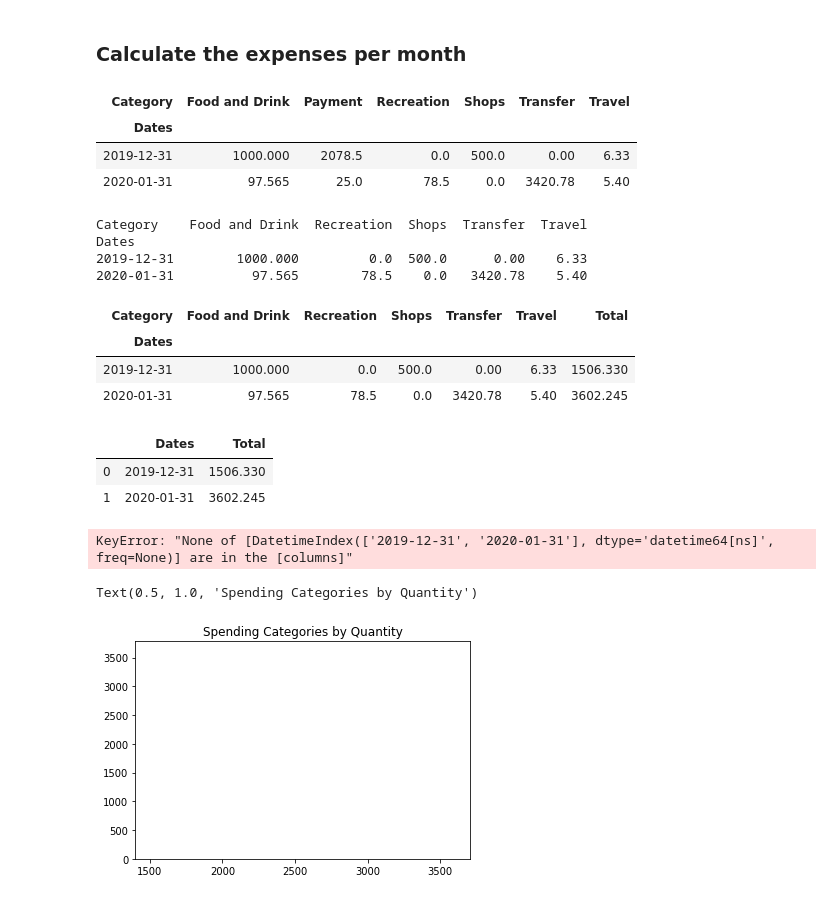
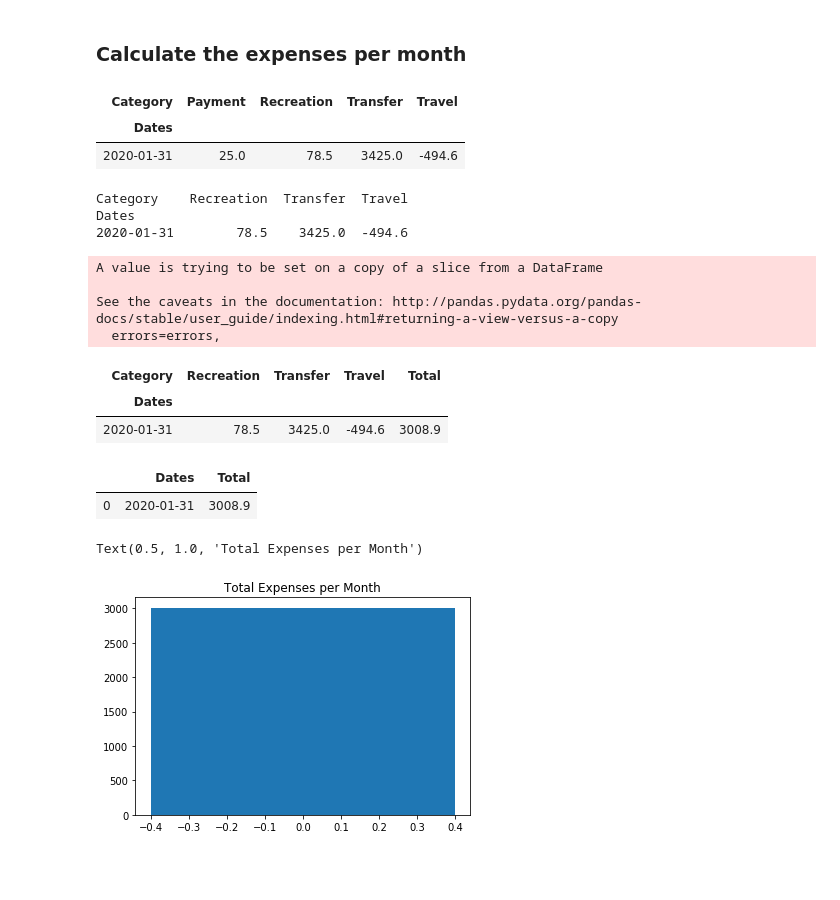
Before and after one commit to exposuretherapy/Learning-APIs, a Jupyter notebook: account_summary.ipynb, the cells around one changed output. Saved outputs shown, nothing was run; the diff lists cells and outputs as text; code cells hidden in the pictures; blank space fills up the shorter version.

Commit message:
Fixed the issue with bar chart. Changed the data such that I pull last year's worth of data, and then create a new dataframe with only the last 90 days.

```diff
--- a/account_summary.ipynb
+++ b/account_summary.ipynb
@@ -60,10 +60,10 @@ In this section, you will use the Plaid Python SDK to connect to the Developer S
 # %% [markdown]
 ### 1. Fetch the Transactions for the last 90 days
 # %%
-start_date = '{:%Y-%m-%d}'.format(datetime.datetime.now() + datetime.timedelta(-90))
+# Pulling data from last year. Going to parse out the last 90 days at another point in the homework.
+start_date = '{:%Y-%m-%d}'.format(datetime.datetime.now() + datetime.timedelta(-365))
 end_date = '{:%Y-%m-%d}'.format(datetime.datetime.now())
 transactions_response = client.Transactions.get(access_token, start_date, end_date)
-# transactions_response
 # %% [markdown]
 ### 2. Print the categories for each transaction
 # %%
@@ -109,0 +120,3 @@ transactions_df["Amount"] = transactions_df["Amount"].astype('float')
+# %%
+transactions_df_90 = transactions_df.iloc[:-10]
+transactions_df_90.head()
@@ -129,6 +150,6 @@ In this section, you will use the transactions DataFrame to analyze the customer
 3. Calculate the expenses per month
 4. Plot the total expenses per month
 # %%
-table_ctgry=pd.pivot_table(transactions_df, index='Dates',columns='Category')
+table_ctgry=pd.pivot_table(transactions_df_90, index='Dates',columns='Category')
 table_ctgry
 # %% [output]
@@ -202,42 +201,40 @@ ctgry_month1=table_ctgry.groupby(pd.Grouper(freq='M')).sum()
 ctgry_month=ctgry_month1['Amount']
 ctgry_month
 # %% [output]
-| Category | Food and Drink | Payment | Recreation | Shops | Transfer | Travel |
-| Dates |  |  |  |  |  |  |
-| 2019-12-31 | 1000.000 | 2078.5 | 0.0 | 500.0 | 0.00 | 6.33 |
-| 2020-01-31 | 97.565 | 25.0 | 78.5 | 0.0 | 3420.78 | 5.40 |
+| Category | Payment | Recreation | Transfer | Travel |
+| Dates |  |  |  |  |
+| 2020-01-31 | 25.0 | 78.5 | 3425.0 | -494.6 |
 # %%
-ctgry_month=ctgry_month.drop(columns='Payment')
+ctgry_month.drop(columns='Payment',inplace=True)
 print(ctgry_month)
 # %% [output]
-Category    Food and Drink  Recreation  Shops  Transfer  Travel
+Category    Recreation  Transfer  Travel
 Dates
-2019-12-31        1000.000         0.0  500.0      0.00    6.33
-2020-01-31          97.565        78.5    0.0   3420.78    5.40
+2020-01-31        78.5    3425.0  -494.6
+A value is trying to be set on a copy of a slice from a DataFrame
+
+See the caveats in the documentation: http://pandas.pydata.org/pandas-docs/stable/user_guide/indexing.html#returning-a-view-versus-a-copy
+  errors=errors,
 # %%
 ctgry_month['Total']=ctgry_month.sum(axis=1)
 ctgry_month
 # %% [output]
-| Category | Food and Drink | Recreation | Shops | Transfer | Travel | Total |
-| Dates |  |  |  |  |  |  |
-| 2019-12-31 | 1000.000 | 0.0 | 500.0 | 0.00 | 6.33 | 1506.330 |
-| 2020-01-31 | 97.565 | 78.5 | 0.0 | 3420.78 | 5.40 | 3602.245 |
+| Category | Recreation | Transfer | Travel | Total |
+| Dates |  |  |  |  |
+| 2020-01-31 | 78.5 | 3425.0 | -494.6 | 3008.9 |
 # %%
 ctgry_totals=pd.DataFrame(ctgry_month['Total'])
 ctgry_totals.reset_index(inplace=True)
 ctgry_totals
 # %% [output]
 |  | Dates | Total |
-| 0 | 2019-12-31 | 1506.330 |
-| 1 | 2020-01-31 | 3602.245 |
+| 0 | 2020-01-31 | 3008.9 |
 # %%
-ctgry_totals.plot.bar(x=ctgry_totals['Dates'],y=ctgry_totals['Total'])
+# ctgry_totals.plot.bar(x=ctgry_totals.index(),y=ctgry_totals['Total'])
-# %% [output]
-KeyError: "None of [DatetimeIndex(['2019-12-31', '2020-01-31'], dtype='datetime64[ns]', freq=None)] are in the [columns]"
 # %%
-ctgry_month_bar = plt.bar(ctgry_totals['Total'],height=ctgry_totals['Total'],width=0.8)
-ctgry_month_bar = plt.title('Spending Categories by Quantity')
+ctgry_month_bar = plt.bar(ctgry_totals.index,height=ctgry_totals['Total'],width=.8)
+ctgry_month_bar = plt.title('Total Expenses per Month')
 ctgry_month_bar
 # %% [output]
-Text(0.5, 1.0, 'Spending Categories by Quantity')
+Text(0.5, 1.0, 'Total Expenses per Month')
-[figure, old version]
+[figure, new version]
```
Also changed, not shown: parts of 8 cells of this notebook.
